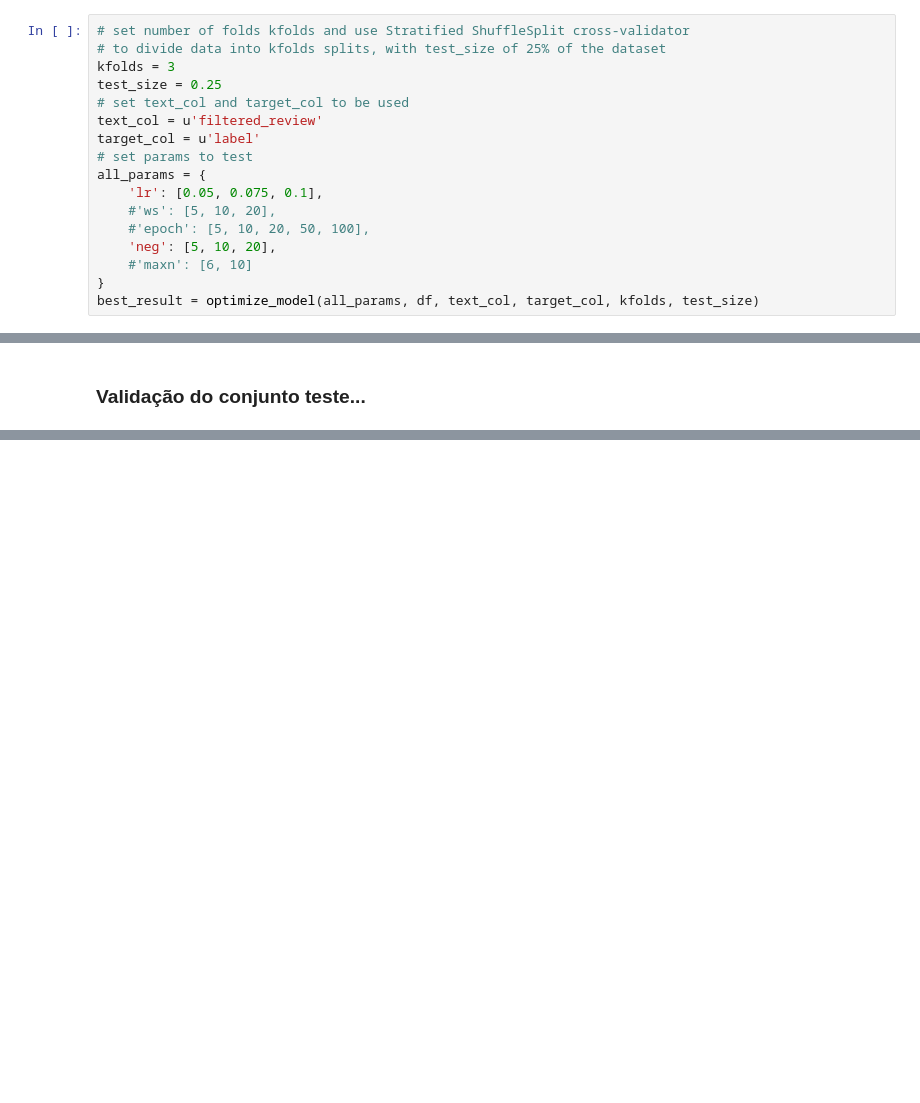
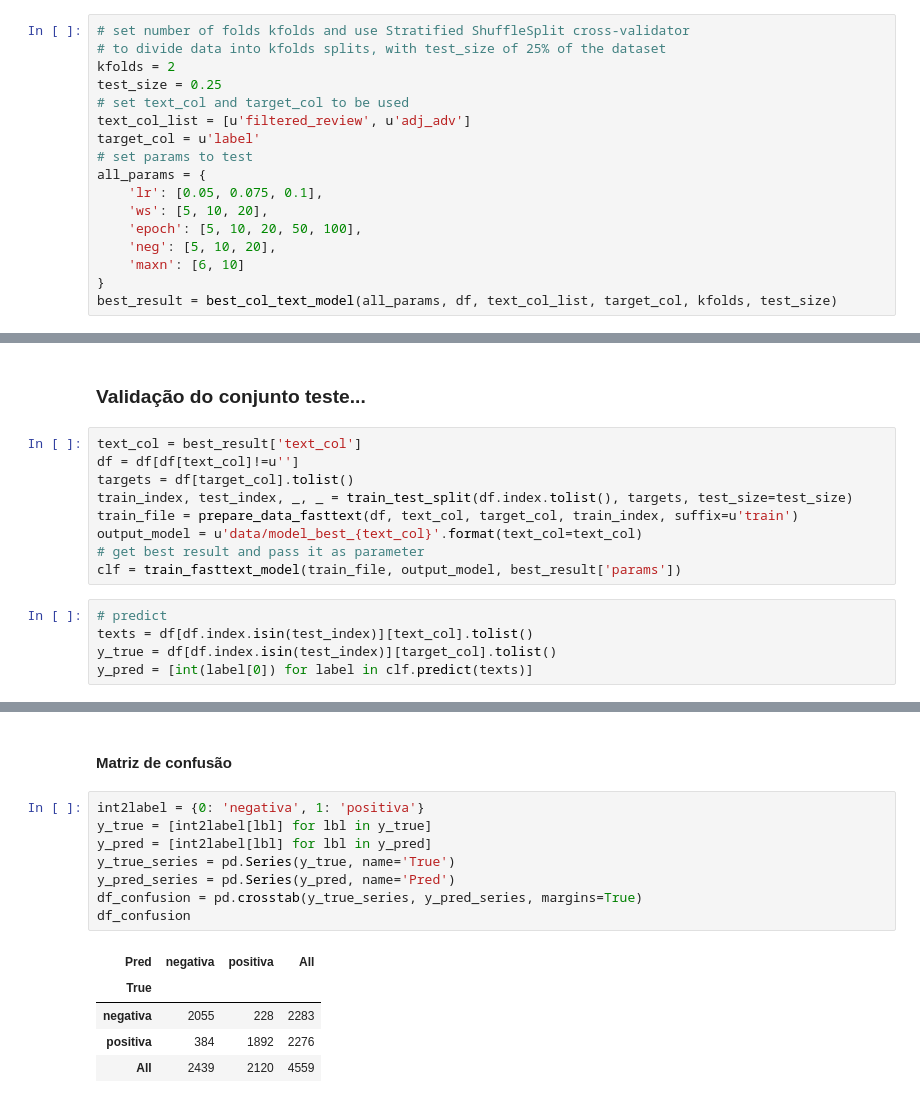
Before and after one commit to cimarieta/rt_sentiment_analysis, a Jupyter notebook: solucao_implementada.ipynb, the cells around one changed output, grey strips where cells are left out. Drawn from its saved outputs; the diff is of its cells as text; blank space fills up the shorter version.

Commit message:
Melhorias no treinamento; implementação validação:
- completa função `best_col_text_model`
- usa cache para guardar scores
- exibe classification report e matriz de confusão

```diff
--- a/solucao_implementada.ipynb
+++ b/solucao_implementada.ipynb
@@ -484,17 +598,17 @@ def optimize_model(all_params, df, text_col, target_col, kfolds, test_size):
 # %%
 # set number of folds kfolds and use Stratified ShuffleSplit cross-validator
 # to divide data into kfolds splits, with test_size of 25% of the dataset
-kfolds = 3
+kfolds = 2
 test_size = 0.25
 # set text_col and target_col to be used
-text_col = u'filtered_review'
+text_col_list = [u'filtered_review', u'adj_adv']
 target_col = u'label'
 # set params to test
 all_params = {
     'lr': [0.05, 0.075, 0.1],
-    #'ws': [5, 10, 20],
-    #'epoch': [5, 10, 20, 50, 100],
+    'ws': [5, 10, 20],
+    'epoch': [5, 10, 20, 50, 100],
     'neg': [5, 10, 20],
-    #'maxn': [6, 10]
+    'maxn': [6, 10]
 }
-best_result = optimize_model(all_params, df, text_col, target_col, kfolds, test_size)
+best_result = best_col_text_model(all_params, df, text_col_list, target_col, kfolds, test_size)
@@ -501,2 +633,16 @@ best_result = optimize_model(all_params, df, text_col, target_col, kfolds, test_
 # %% [markdown]
 ### Validação do conjunto teste...
+# %%
+text_col = best_result['text_col']
+df = df[df[text_col]!=u'']
+targets = df[target_col].tolist()
+train_index, test_index, _, _ = train_test_split(df.index.tolist(), targets, test_size=test_size)
+train_file = prepare_data_fasttext(df, text_col, target_col, train_index, suffix=u'train')
+output_model = u'data/model_best_{text_col}'.format(text_col=text_col)
+# get best result and pass it as parameter
+clf = train_fasttext_model(train_file, output_model, best_result['params'])
+# %%
+# predict
+texts = df[df.index.isin(test_index)][text_col].tolist()
+y_true = df[df.index.isin(test_index)][target_col].tolist()
+y_pred = [int(label[0]) for label in clf.predict(texts)]
@@ -502,0 +661,16 @@ best_result = optimize_model(all_params, df, text_col, target_col, kfolds, test_
+# %% [markdown]
+#### Matriz de confusão
+# %%
+int2label = {0: 'negativa', 1: 'positiva'}
+y_true = [int2label[lbl] for lbl in y_true]
+y_pred = [int2label[lbl] for lbl in y_pred]
+y_true_series = pd.Series(y_true, name='True')
+y_pred_series = pd.Series(y_pred, name='Pred')
+df_confusion = pd.crosstab(y_true_series, y_pred_series, margins=True)
+df_confusion
+# %% [output]
+| Pred | negativa | positiva | All |
+| True |  |  |  |
+| negativa | 2055 | 228 | 2283 |
+| positiva | 384 | 1892 | 2276 |
+| All | 2439 | 2120 | 4559 |
```
Also changed, not shown: parts of 8 cells of this notebook.
